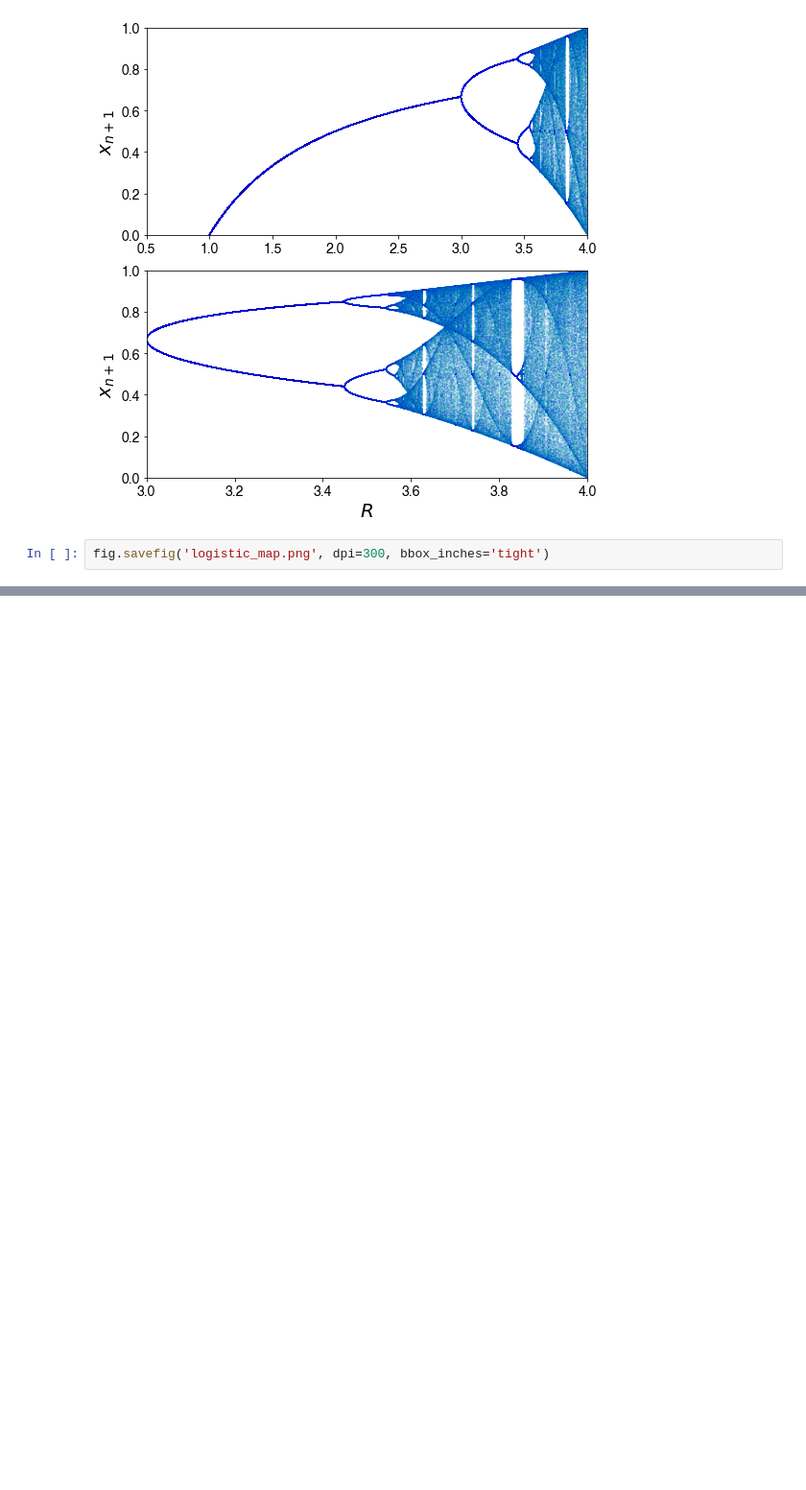
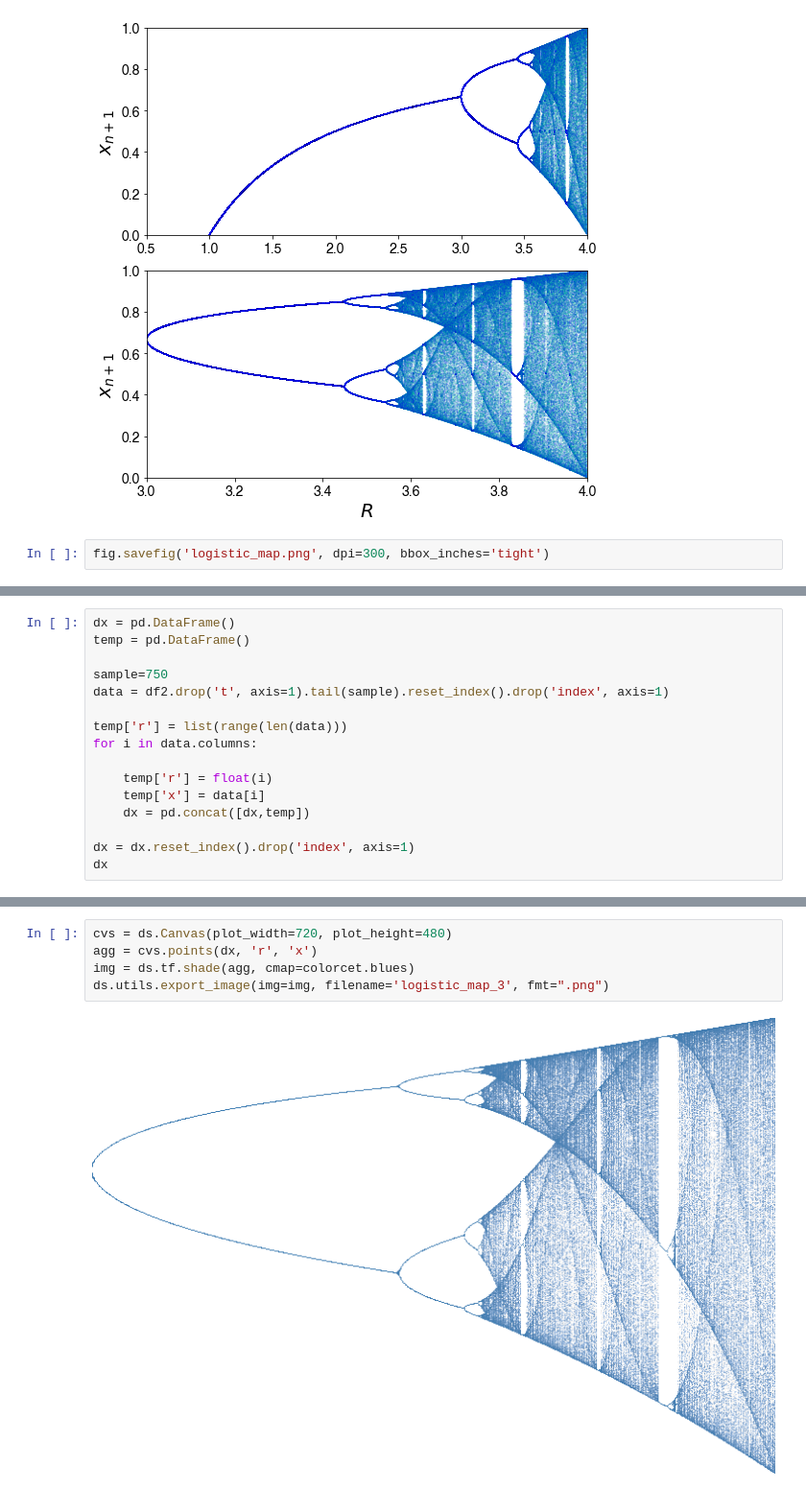
Before and after one commit to jrncarlock/complexity-gallery, a Jupyter notebook: logistic_map/logistic_map.ipynb, the cells around one changed output, grey strips where cells are left out. Shown at 96% size. Drawn from its saved outputs; the diff is of its cells as text; blank space fills up the shorter version.

```diff
--- a/logistic_map/logistic_map.ipynb
+++ b/logistic_map/logistic_map.ipynb
@@ -73,0 +80,16 @@ fig.savefig('logistic_map.png', dpi=300, bbox_inches='tight')
+# %%
+dx = pd.DataFrame()
+temp = pd.DataFrame()
+
+sample=750
+data = df2.drop('t', axis=1).tail(sample).reset_index().drop('index', axis=1)
+
+temp['r'] = list(range(len(data)))
+for i in data.columns:
+
+    temp['r'] = float(i)
+    temp['x'] = data[i]
+    dx = pd.concat([dx,temp])
+
+dx = dx.reset_index().drop('index', axis=1)
+dx
@@ -73,0 +110,7 @@ fig.savefig('logistic_map.png', dpi=300, bbox_inches='tight')
+# %%
+cvs = ds.Canvas(plot_width=720, plot_height=480)
+agg = cvs.points(dx, 'r', 'x')
+img = ds.tf.shade(agg, cmap=colorcet.blues)
+ds.utils.export_image(img=img, filename='logistic_map_3', fmt=".png")
+# %% [output]
+[figure, added]
```
Also changed, not shown: parts of 7 cells of this notebook, 3 other files.
